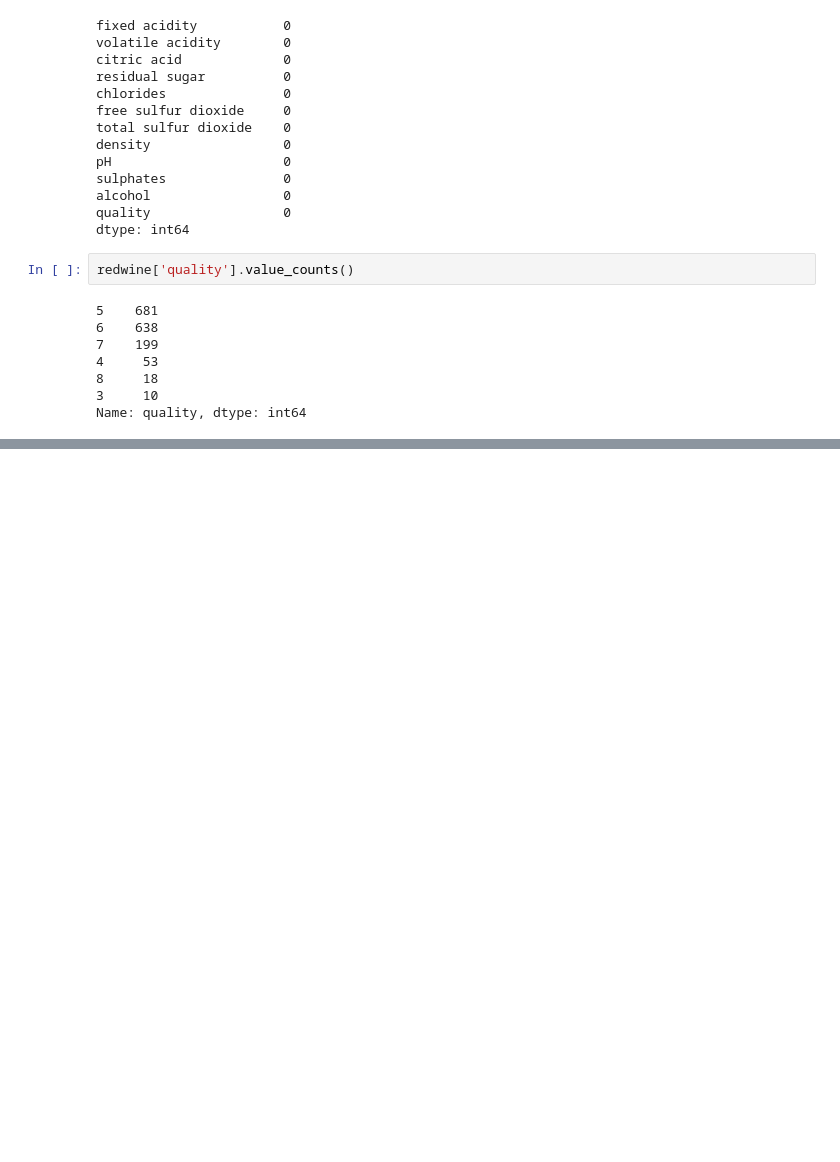
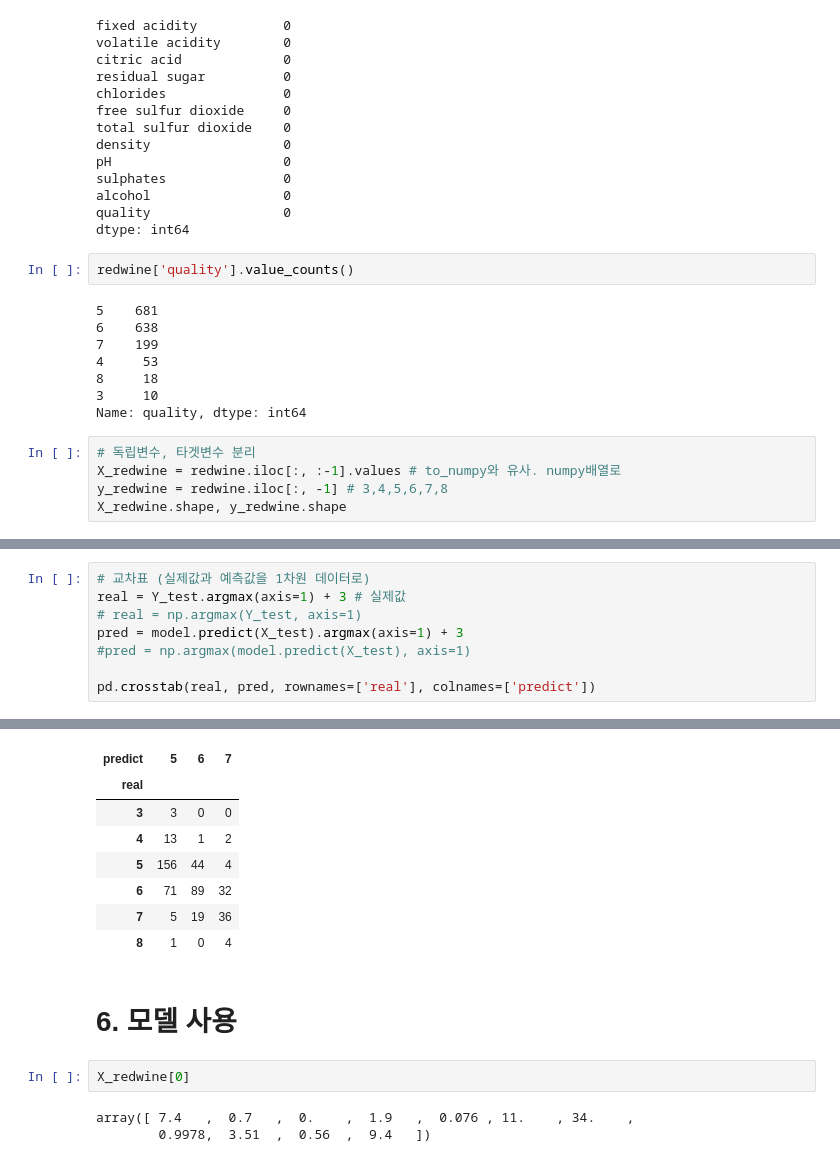
Before and after one commit to hurjoung/ai, a Jupyter notebook: source/05_DeepLearning/09_wine품질등급예측(다중분류).ipynb, the cells around one changed output, grey strips where cells are left out. Drawn from its saved outputs; the diff is of its cells as text; blank space fills up the shorter version.

```diff
--- a/source/05_DeepLearning/09_wine품질등급예측(다중분류).ipynb
+++ b/source/05_DeepLearning/09_wine품질등급예측(다중분류).ipynb
@@ -101,3 +107,8 @@ redwine['quality'].value_counts()
 8     18
 3     10
 Name: quality, dtype: int64
+# %%
+# 독립변수, 타겟변수 분리
+X_redwine = redwine.iloc[:, :-1].values # to_numpy와 유사. numpy배열로
+y_redwine = redwine.iloc[:, -1] # 3,4,5,6,7,8
+X_redwine.shape, y_redwine.shape
@@ -103,0 +299,9 @@ Name: quality, dtype: int64
+# %%
+# 교차표 (실제값과 예측값을 1차원 데이터로)
+real = Y_test.argmax(axis=1) + 3 # 실제값
+# real = np.argmax(Y_test, axis=1)
+pred = model.predict(X_test).argmax(axis=1) + 3
+#pred = np.argmax(model.predict(X_test), axis=1)
+
+pd.crosstab(real, pred, rownames=['real'], colnames=['predict'])
+# %% [output]
@@ -103,0 +309,15 @@ Name: quality, dtype: int64
+| predict | 5 | 6 | 7 |
+| real |  |  |  |
+| 3 | 3 | 0 | 0 |
+| 4 | 13 | 1 | 2 |
+| 5 | 156 | 44 | 4 |
+| 6 | 71 | 89 | 32 |
+| 7 | 5 | 19 | 36 |
+| 8 | 1 | 0 | 4 |
+# %% [markdown]
+# 6. 모델 사용
+# %%
+X_redwine[0]
+# %% [output]
+array([ 7.4   ,  0.7   ,  0.    ,  1.9   ,  0.076 , 11.    , 34.    ,
+        0.9978,  3.51  ,  0.56  ,  9.4   ])
```
Also changed, not shown: parts of 19 cells of this notebook, 4 other files.
